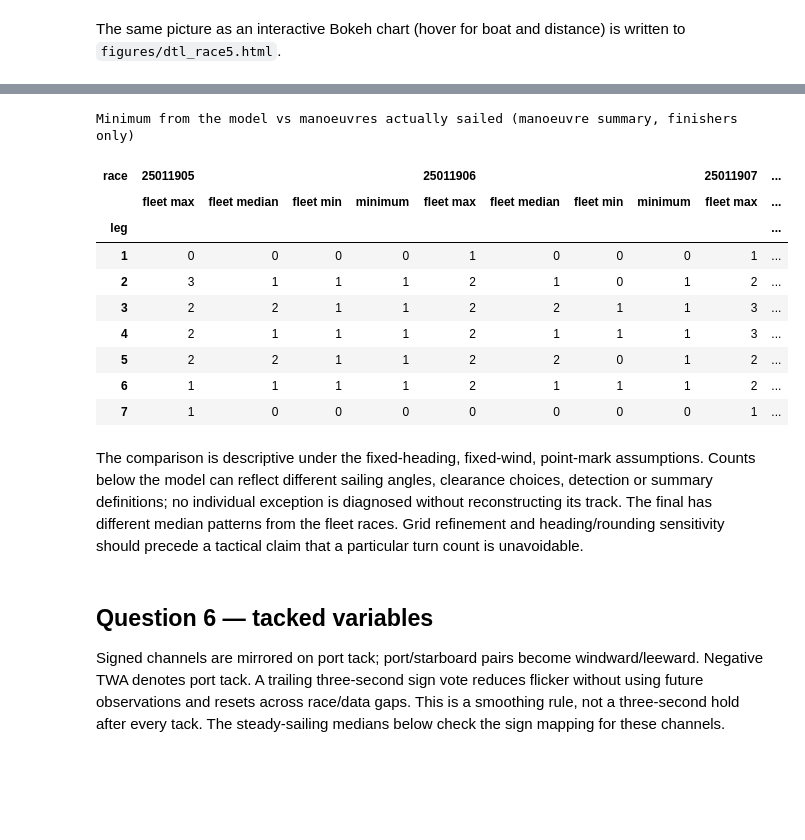
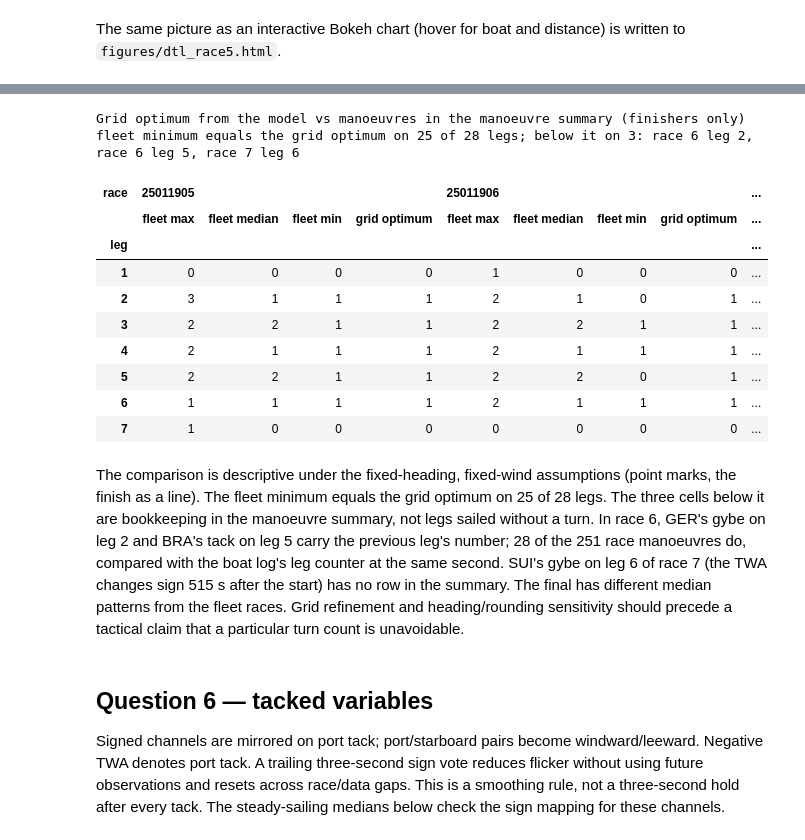
Before and after one commit to joostvink/SGP_Data_Challenge, a Jupyter notebook: main.ipynb, the cells around one changed output, grey strips where cells are left out. Cells and saved outputs as stored; diff of their text form; code cells hidden in the pictures; blank space fills up the shorter version.

```diff
--- a/main.ipynb
+++ b/main.ipynb
@@ -584,6 +586,6 @@ race 5 wind: 61 deg, 39 km/h -> best VMG at TWA 44 upwind (60 km/h) and 152 down
 # %%
 fig, axes = plt.subplots(1, 2, figsize=(12, 4.4))
-for ax, leg, title in [(axes[0], 3, "Leg 3 (beat): one tack from LG2, two from LG1"), (axes[1], 4, "Leg 4 (run): one gybe whichever marks you pick")]:
+for ax, leg, title in [(axes[0], 3, "Leg 3 (beat): grid optimum 1 tack from LG2, 2 from LG1"), (axes[1], 4, "Leg 4 (run): grid optimum 1 gybe from either mark")]:
     plots.plot_course(ax, course)
     for i, (_, r) in enumerate(mm[mm["leg"] == leg].iterrows()):
         if r["path"] is None:
@@ -593,5 +595,6 @@ for ax, leg, title in [(axes[0], 3, "Leg 3 (beat): one tack from LG2, two from L
     ax.text(-560, 260, "wind", color="#2b9fd9", fontsize=8, ha="center")
     ax.set_title(title)
     ax.legend(fontsize=7, loc="lower right", title="manoeuvres", title_fontsize=7)
+fig.suptitle(f"Grid optimum for the race-5 mean wind ({twd5:.0f} deg, {tws5:.0f} km/h), 20 m margin", x=0.01, ha="left", fontsize=10)
 plt.tight_layout()
 # %% [output]
@@ -599,34 +602,41 @@ plt.tight_layout()
 # %%
 rows = []
 for rid in RACES:
     twd_r, tws_r = race_wind[rid]
     need = plr.course_min_manoeuvres(courses[rid], twd_r, tws_r, polar, margin=20).groupby("leg")["manoeuvres"].min()
     sailed = man[(man["race"] == rid) & man["leg"].between(1, 7)].groupby(["BOAT", "leg"]).size().unstack("leg").reindex(columns=range(1, 8)).fillna(0)
     finishers = race.leg_times(metrics[rid], courses[rid])[8].dropna().index
     sailed = sailed.reindex(finishers).fillna(0)
     for leg in range(1, 8):
-        rows.append({"race": rid, "leg": leg, "minimum": need[leg], "fleet min": sailed[leg].min(), "fleet median": sailed[leg].median(), "fleet max": sailed[leg].max()})
+        rows.append({"race": rid, "leg": leg, "grid optimum": need[leg], "fleet min": sailed[leg].min(), "fleet median": sailed[leg].median(), "fleet max": sailed[leg].max()})
 compare = pd.DataFrame(rows).set_index(["race", "leg"])
-print("Minimum from the model vs manoeuvres actually sailed (manoeuvre summary, finishers only)")
+below = compare[compare["fleet min"] < compare["grid optimum"]]
+print("Grid optimum from the model vs manoeuvres in the manoeuvre summary (finishers only)")
+print(f"fleet minimum equals the grid optimum on {(compare['fleet min'] == compare['grid optimum']).sum()} of {len(compare)} legs; "
+      f"below it on {len(below)}: " + ", ".join(f"race {rid % 100} leg {leg}" for rid, leg in below.index))
 compare.unstack("race").swaplevel(axis=1).sort_index(axis=1).astype(int)
 # %% [output]
-Minimum from the model vs manoeuvres actually sailed (manoeuvre summary, finishers only)
+Grid optimum from the model vs manoeuvres in the manoeuvre summary (finishers only)
+fleet minimum equals the grid optimum on 25 of 28 legs; below it on 3: race 6 leg 2, race 6 leg 5, race 7 leg 6
-| race | 25011905 |  |  |  | 25011906 |  |  |  | 25011907 | ... |
-|  | fleet max | fleet median | fleet min | minimum | fleet max | fleet median | fleet min | minimum | fleet max | ... |
-| leg |  |  |  |  |  |  |  |  |  | ... |
-| 1 | 0 | 0 | 0 | 0 | 1 | 0 | 0 | 0 | 1 | ... |
-| 2 | 3 | 1 | 1 | 1 | 2 | 1 | 0 | 1 | 2 | ... |
-| 3 | 2 | 2 | 1 | 1 | 2 | 2 | 1 | 1 | 3 | ... |
-| 4 | 2 | 1 | 1 | 1 | 2 | 1 | 1 | 1 | 3 | ... |
-| 5 | 2 | 2 | 1 | 1 | 2 | 2 | 0 | 1 | 2 | ... |
-| 6 | 1 | 1 | 1 | 1 | 2 | 1 | 1 | 1 | 2 | ... |
-| 7 | 1 | 0 | 0 | 0 | 0 | 0 | 0 | 0 | 1 | ... |
+| race | 25011905 |  |  |  | 25011906 |  |  |  | ... |
+|  | fleet max | fleet median | fleet min | grid optimum | fleet max | fleet median | fleet min | grid optimum | ... |
+| leg |  |  |  |  |  |  |  |  | ... |
+| 1 | 0 | 0 | 0 | 0 | 1 | 0 | 0 | 0 | ... |
+| 2 | 3 | 1 | 1 | 1 | 2 | 1 | 0 | 1 | ... |
+| 3 | 2 | 2 | 1 | 1 | 2 | 2 | 1 | 1 | ... |
+| 4 | 2 | 1 | 1 | 1 | 2 | 1 | 1 | 1 | ... |
+| 5 | 2 | 2 | 1 | 1 | 2 | 2 | 0 | 1 | ... |
+| 6 | 1 | 1 | 1 | 1 | 2 | 1 | 1 | 1 | ... |
+| 7 | 1 | 0 | 0 | 0 | 0 | 0 | 0 | 0 | ... |
-# %% [markdown]
-The comparison is descriptive under the fixed-heading, fixed-wind, point-mark assumptions.
-Counts below the model can reflect different sailing angles, clearance choices, detection or summary
-definitions; no individual exception is diagnosed without reconstructing its track. The final has
-different median patterns from the fleet races. Grid refinement and heading/rounding sensitivity
-should precede a tactical claim that a particular turn count is unavoidable.
+# %% [markdown]
+The comparison is descriptive under the fixed-heading, fixed-wind assumptions (point marks, the
+finish as a line). The fleet minimum equals the grid optimum on 25 of 28 legs. The three cells
+below it are bookkeeping in the manoeuvre summary, not legs sailed without a turn. In race 6,
+GER's gybe on leg 2 and BRA's tack on leg 5 carry the previous leg's number; 28 of the 251 race
+manoeuvres do, compared with the boat log's leg counter at the same second. SUI's gybe on leg 6
+of race 7 (the TWA changes sign 515 s after the start) has no row in the summary. The final has
+different median patterns from the fleet races. Grid refinement and heading/rounding sensitivity
+should precede a tactical claim that a particular turn count is unavoidable.
 # %% [markdown]
 ## Question 6 — tacked variables
 
```
Also changed, not shown: parts of 10 cells of this notebook, 4 other files.
